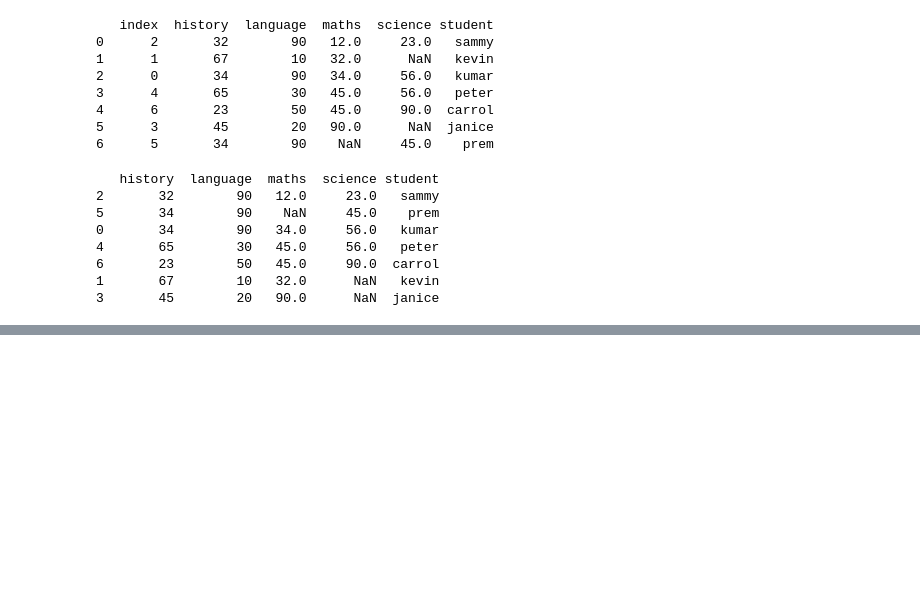
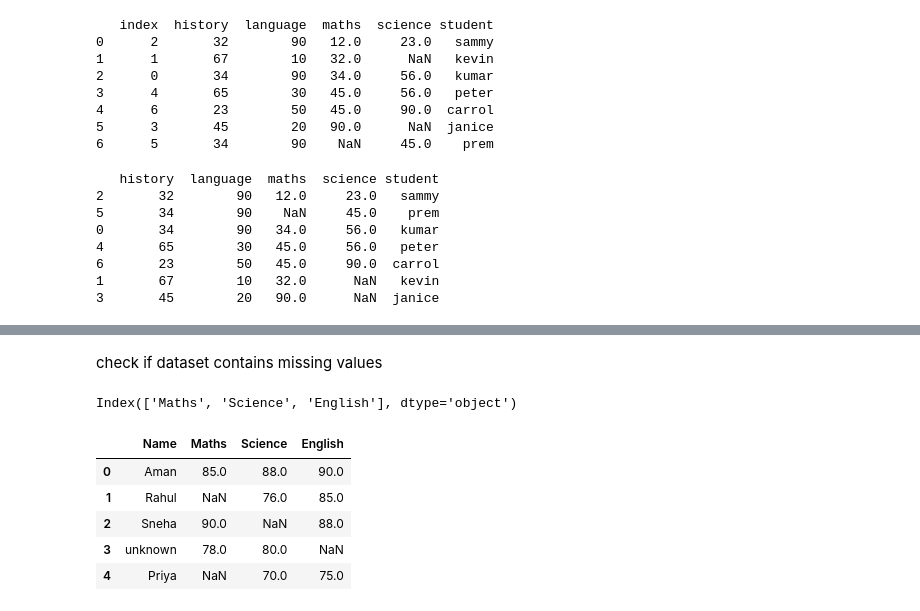
Before and after one commit to Vikram957/Pandas, a Jupyter notebook: d_pandas.ipynb, the cells around one changed output, grey strips where cells are left out. Saved outputs shown, nothing was run; the diff lists cells and outputs as text; code cells hidden in the pictures; blank space fills up the shorter version.

```diff
--- a/d_pandas.ipynb
+++ b/d_pandas.ipynb
@@ -1230,0 +1267,14 @@ print(data)
+# %%
+import pandas as pd
+import numpy as np
+
+data = {
+    'Name': ['Aman', 'Rahul', 'Sneha', None, 'Priya'],
+    'Maths': [85, np.nan, 90, 78, None],
+    'Science': [88, 76, np.nan, 80, 70],
+    'English': [90, 85, 88, np.nan, 75]
+}
+
+df = pd.DataFrame(data)
+
+print(df)
@@ -1230,0 +1307,16 @@ print(data)
+# %% [markdown]
+check if dataset contains missing values
+# %%
+print(df.columns[df.isnull().any()])
+# %% [output]
+Index(['Maths', 'Science', 'English'], dtype='object')
+# %%
+df['Name'] = df['Name'].fillna('unknown')
+df
+# %% [output]
+|  | Name | Maths | Science | English |
+| 0 | Aman | 85.0 | 88.0 | 90.0 |
+| 1 | Rahul | NaN | 76.0 | 85.0 |
+| 2 | Sneha | 90.0 | NaN | 88.0 |
+| 3 | unknown | 78.0 | 80.0 | NaN |
+| 4 | Priya | NaN | 70.0 | 75.0 |
```
Also changed, not shown: parts of 24 cells of this notebook.
